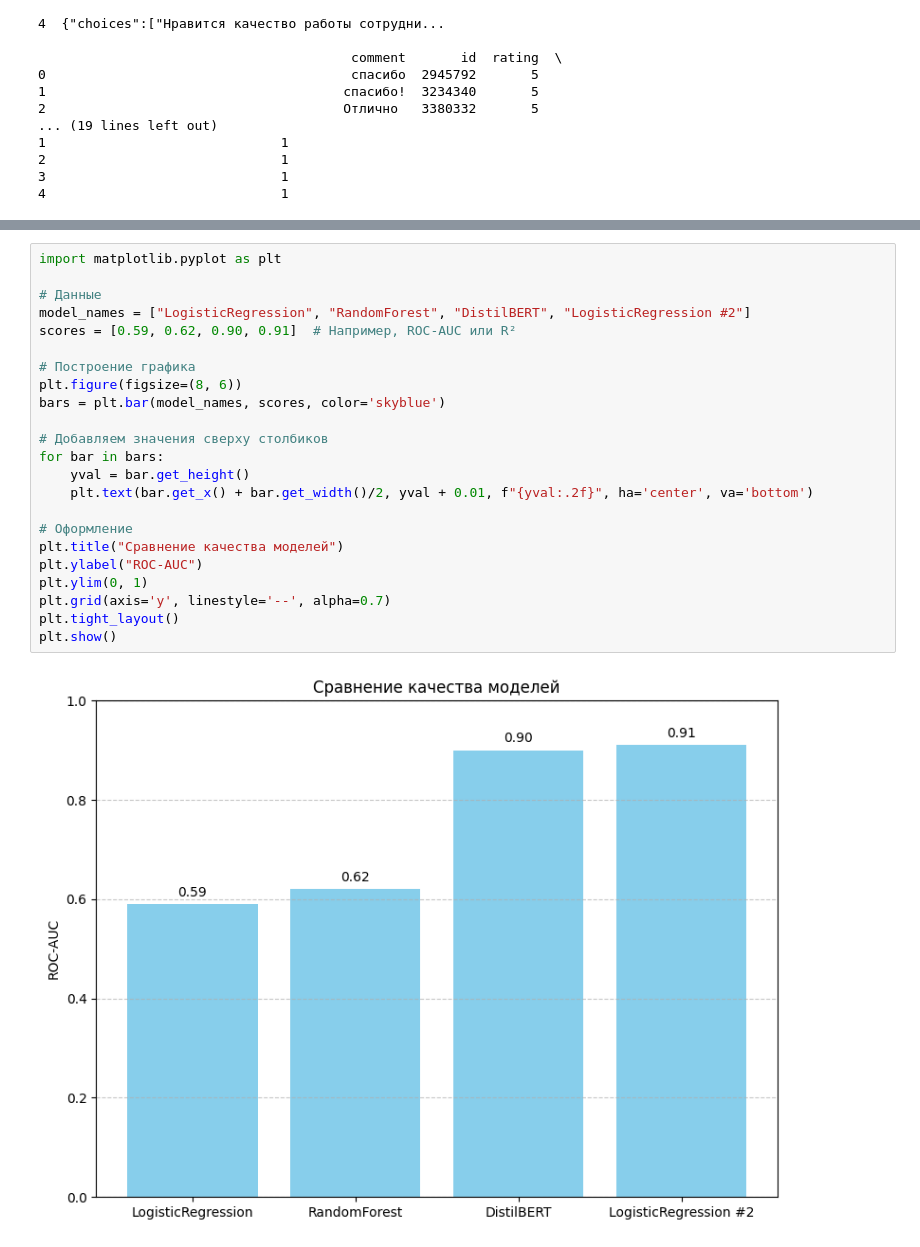
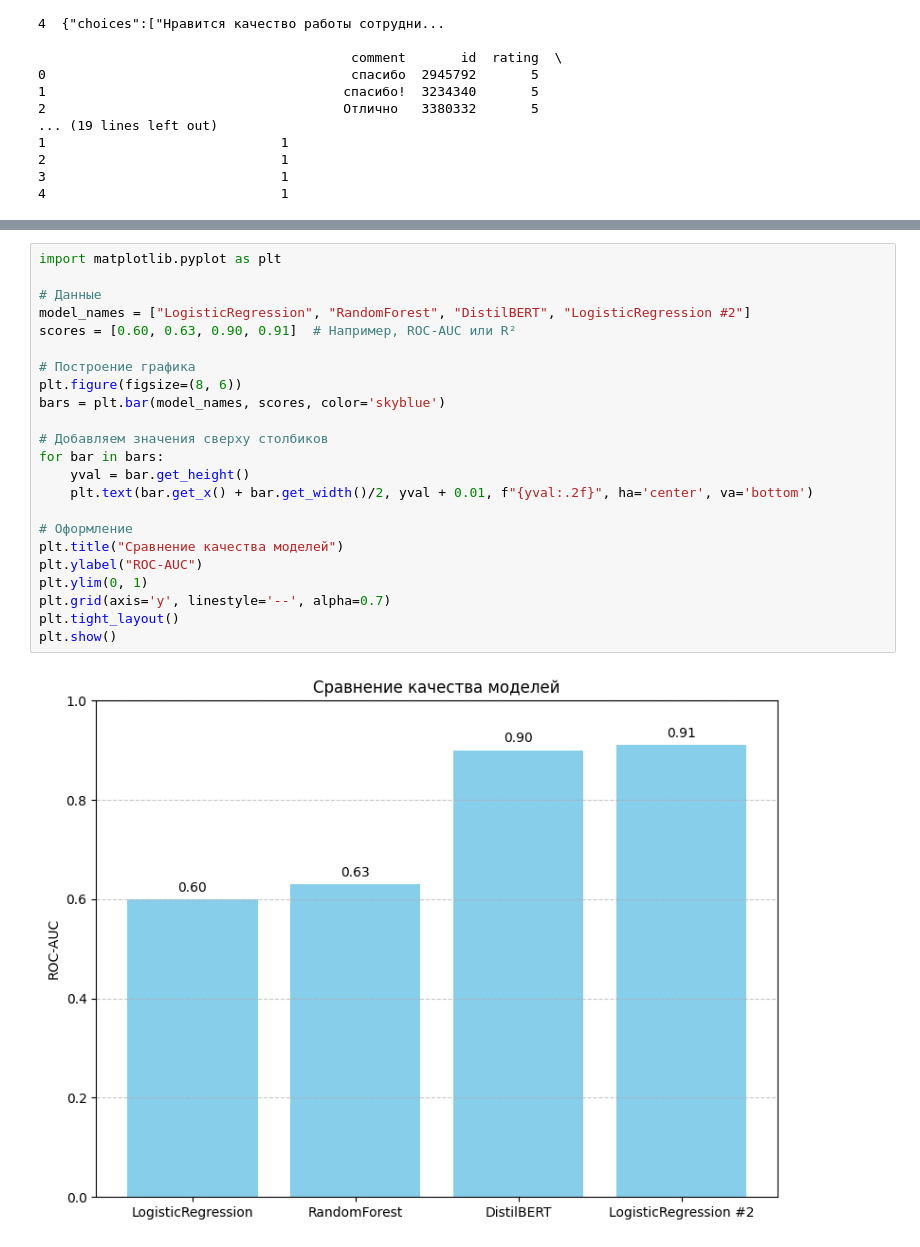
Before and after one commit to darinbtw/intensive_4, a Jupyter notebook: filling in the data.ipynb, the cells around one changed output, grey strips where cells are left out. Cells and saved outputs as stored; diff of their text form.

```diff
--- a/filling in the data.ipynb
+++ b/filling in the data.ipynb
@@ -79,25 +144,25 @@ df = df.to_csv('Test данные.csv', index=False)
 # %%
 import matplotlib.pyplot as plt
 
 # Данные
 model_names = ["LogisticRegression", "RandomForest", "DistilBERT", "LogisticRegression #2"]
-scores = [0.59, 0.62, 0.90, 0.91]  # Например, ROC-AUC или R²
+scores = [0.60, 0.63, 0.90, 0.91]  # Например, ROC-AUC или R²
 
 # Построение графика
 plt.figure(figsize=(8, 6))
 bars = plt.bar(model_names, scores, color='skyblue')
 
 # Добавляем значения сверху столбиков
 for bar in bars:
     yval = bar.get_height()
     plt.text(bar.get_x() + bar.get_width()/2, yval + 0.01, f"{yval:.2f}", ha='center', va='bottom')
 
 # Оформление
 plt.title("Сравнение качества моделей")
 plt.ylabel("ROC-AUC")
 plt.ylim(0, 1)
 plt.grid(axis='y', linestyle='--', alpha=0.7)
 plt.tight_layout()
 plt.show()
 # %% [output]
-[figure, old version]
+[figure, new version]
```
Also changed, not shown: parts of 5 cells of this notebook, 4 other files.
